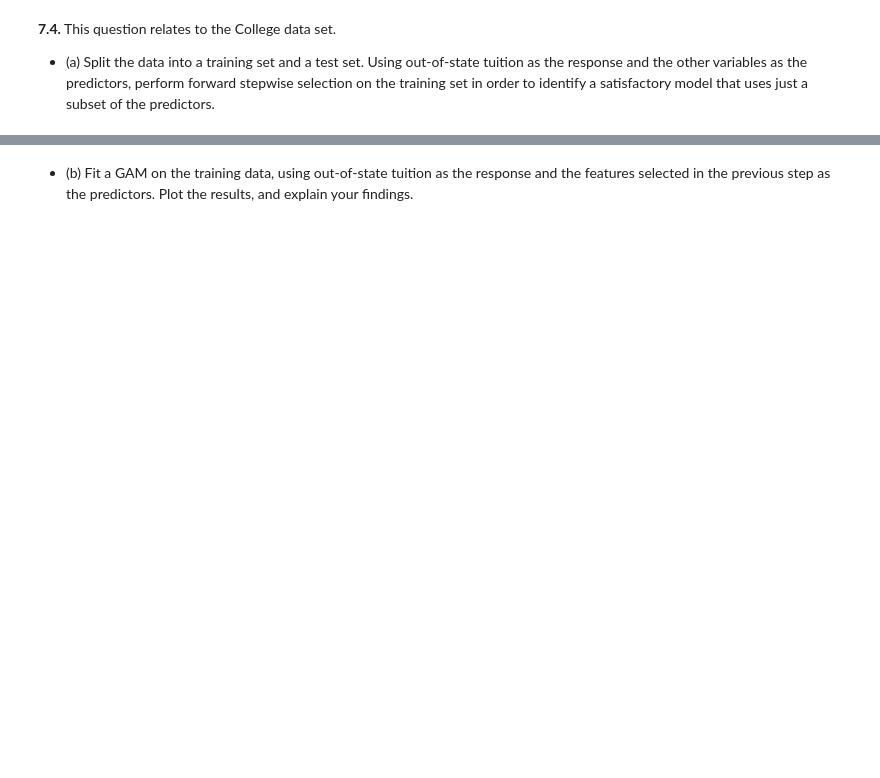
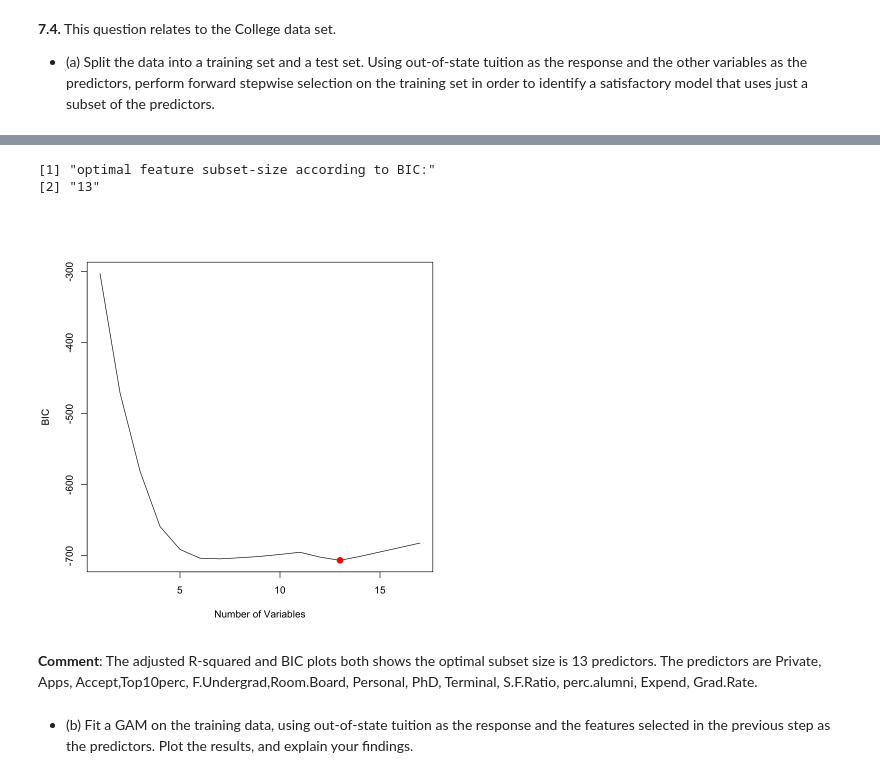
Before and after one commit to mw1296/DSAN5300, a Jupyter notebook: homeworks/HW-3/HW-3.ipynb, the cells around one changed output, grey strips where cells are left out. Saved outputs shown, nothing was run; the diff lists cells and outputs as text; code cells hidden in the pictures; blank space fills up the shorter version.

```diff
--- a/homeworks/HW-3/HW-3.ipynb
+++ b/homeworks/HW-3/HW-3.ipynb
@@ -1419,2 +1488,14 @@ plt.show()
+# %%
+# plot the feature subset size by BIC
+m=which.min(reg.summary$bic) # subset with lowest BIC
+print(c("optimal feature subset-size according to BIC:",m))
+plot(reg.summary$bic,xlab="Number of Variables",ylab="BIC",type='l')
+points(m,reg.summary$bic[m],col="red",cex=2,pch=20)
+# %% [output]
+[1] "optimal feature subset-size according to BIC:"
+[2] "13"
+[figure, added]
+# %% [markdown]
+**Comment**: The adjusted R-squared and BIC plots both shows the optimal subset size is 13 predictors. The predictors are Private, Apps, Accept,Top10perc, F.Undergrad,Room.Board, Personal, PhD, Terminal, S.F.Ratio, perc.alumni, Expend, Grad.Rate.
 # %% [markdown]
 * (b) Fit a GAM on the training data, using out-of-state tuition as the response and the features selected in the previous step as the predictors. Plot the results, and explain your findings.
```
Also changed, not shown: parts of 8 cells of this notebook.
